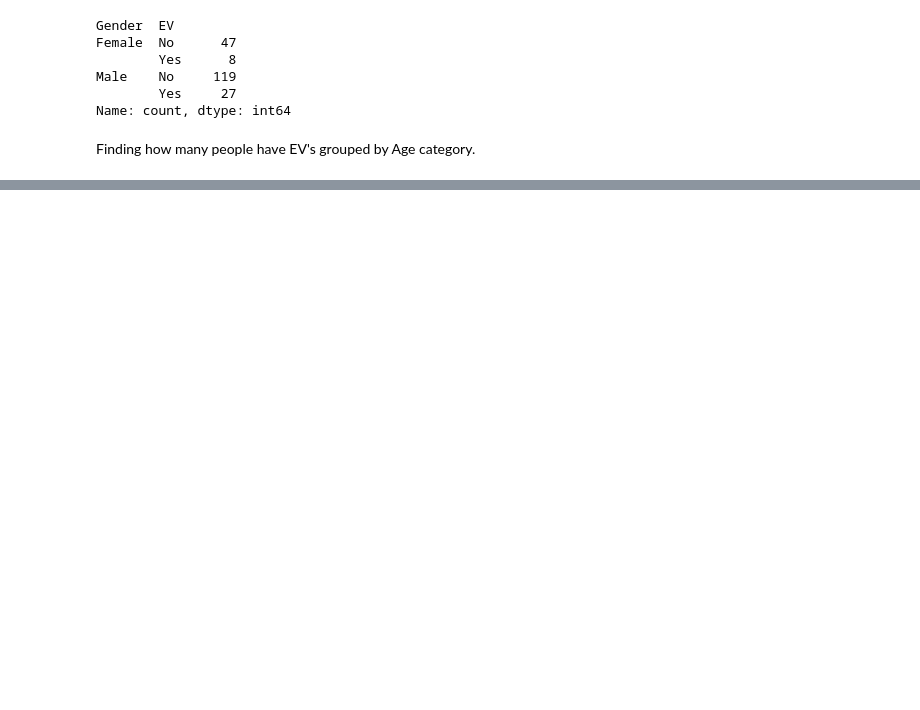
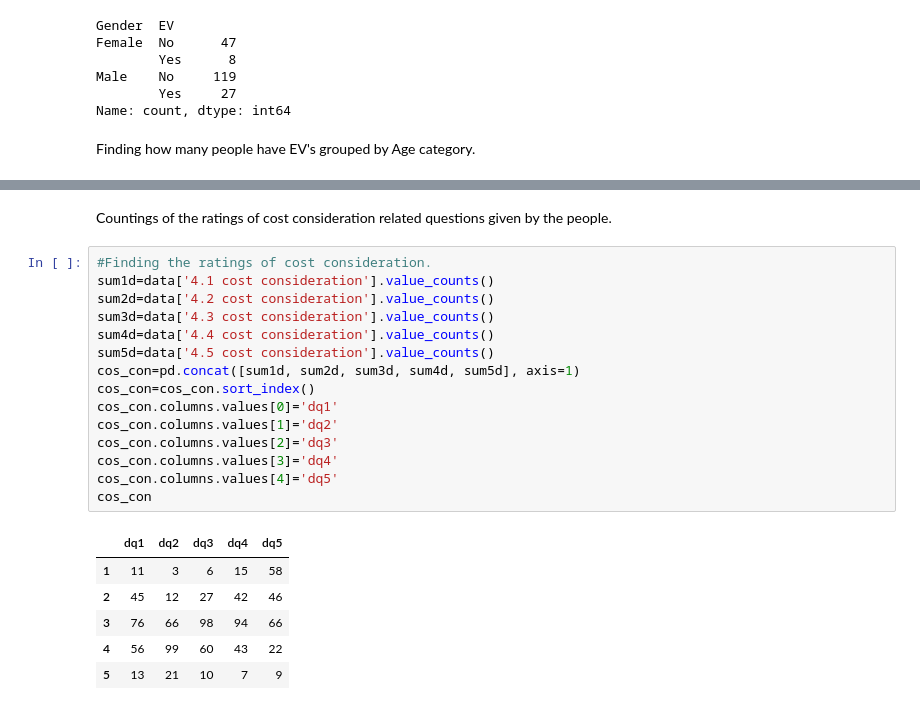
Before and after one commit to Anand-krish-0/A-study-on-awareness-and-perception-among-the-users-of-EVs, a Jupyter notebook: data2.ipynb, the cells around one changed output, grey strips where cells are left out. Cells and saved outputs as stored; diff of their text form; blank space fills up the shorter version.

```diff
--- a/data2.ipynb
+++ b/data2.ipynb
@@ -99,0 +206,24 @@ SyntaxError: invalid syntax (3043779595.py, line 1)
+# %% [markdown]
+Countings of the ratings of cost consideration related questions given by the people.
+# %%
+#Finding the ratings of cost consideration.
+sum1d=data['4.1 cost consideration'].value_counts()
+sum2d=data['4.2 cost consideration'].value_counts()
+sum3d=data['4.3 cost consideration'].value_counts()
+sum4d=data['4.4 cost consideration'].value_counts()
+sum5d=data['4.5 cost consideration'].value_counts()
+cos_con=pd.concat([sum1d, sum2d, sum3d, sum4d, sum5d], axis=1)
+cos_con=cos_con.sort_index()
+cos_con.columns.values[0]='dq1'
+cos_con.columns.values[1]='dq2'
+cos_con.columns.values[2]='dq3'
+cos_con.columns.values[3]='dq4'
+cos_con.columns.values[4]='dq5'
+cos_con
+# %% [output]
+|  | dq1 | dq2 | dq3 | dq4 | dq5 |
+| 1 | 11 | 3 | 6 | 15 | 58 |
+| 2 | 45 | 12 | 27 | 42 | 46 |
+| 3 | 76 | 66 | 98 | 94 | 66 |
+| 4 | 56 | 99 | 60 | 43 | 22 |
+| 5 | 13 | 21 | 10 | 7 | 9 |
```
Also changed, not shown: parts of 30 cells of this notebook, 1 other file.
